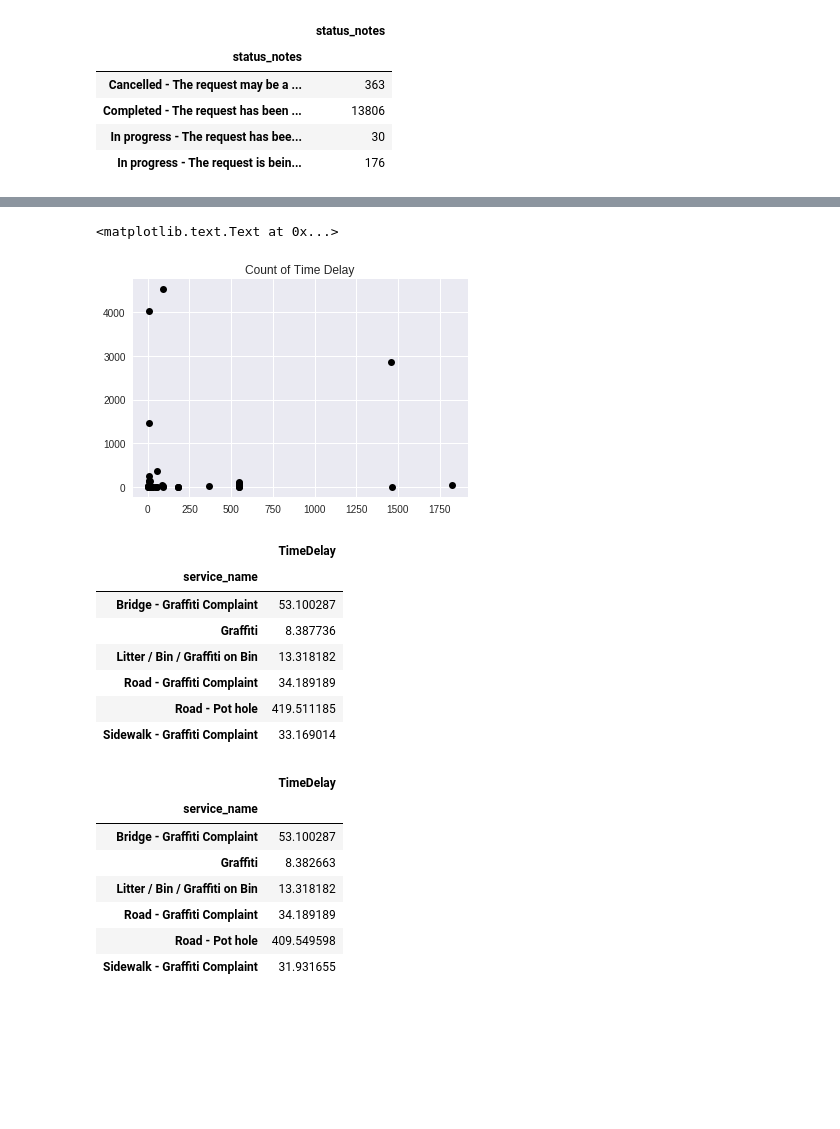
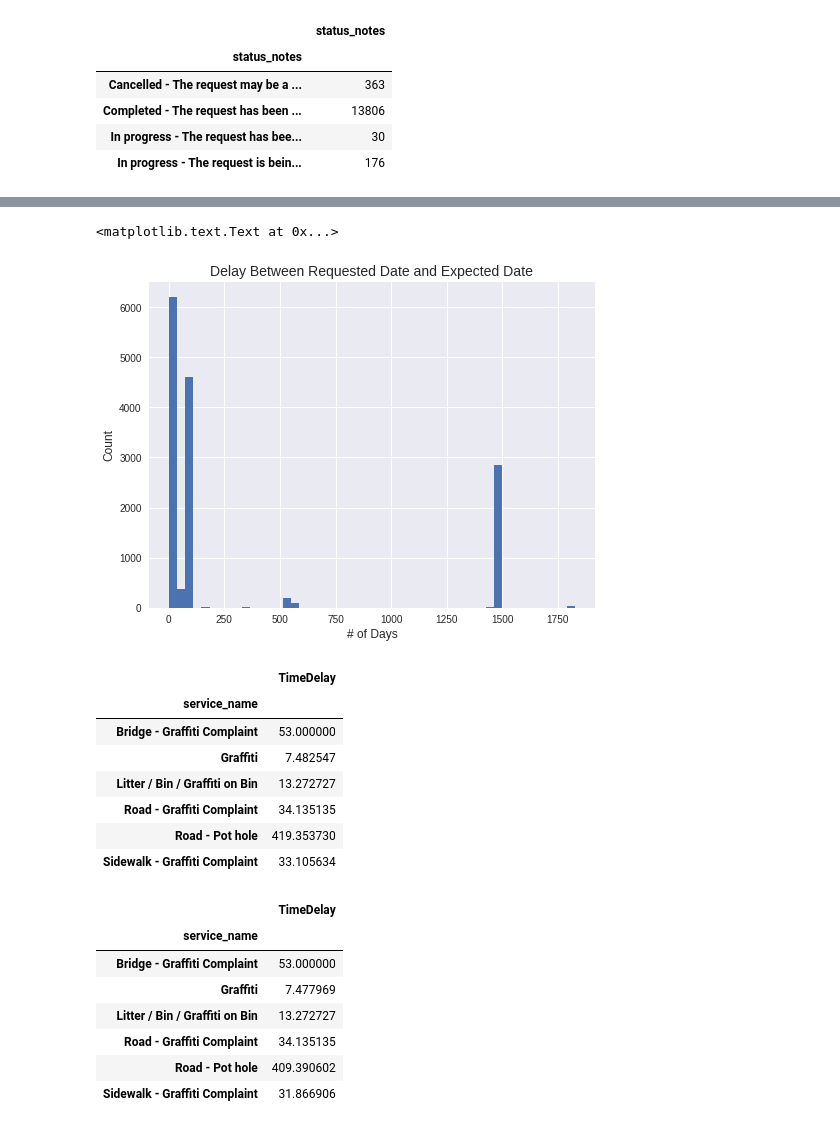
Before and after one commit to zoubinirani/311-service-request, a Jupyter notebook: draftNotebook.ipynb, the cells around one changed output, grey strips where cells are left out. Drawn from its saved outputs; the diff is of its cells as text; code cells hidden in the pictures; blank space fills up the shorter version.

Commit message:
cleaned up histograms

```diff
--- a/draftNotebook.ipynb
+++ b/draftNotebook.ipynb
@@ -41,9 +43,9 @@ requestsDataFrame = pd.read_pickle("rawData.pkl")
 requestsDataFrame.reset_index(inplace = True)
 requestsDataFrame.drop(['index'], axis = 1, inplace = True)
 # %%
-requestsDataFrame.requested_datetime = pd.to_datetime(requestsDataFrame.requested_datetime).dt.date
-requestsDataFrame.expected_datetime = pd.to_datetime(requestsDataFrame.expected_datetime).dt.date
-requestsDataFrame.updated_datetime = pd.to_datetime(requestsDataFrame.updated_datetime).dt.date
+requestsDataFrame.requested_datetime = pd.to_datetime(requestsDataFrame.requested_datetime)
+requestsDataFrame.expected_datetime = pd.to_datetime(requestsDataFrame.expected_datetime)
+requestsDataFrame.updated_datetime = pd.to_datetime(requestsDataFrame.updated_datetime)
 # %%
 #remove duplicate service_request_id's -> take latest updated datetime
 rows = requestsDataFrame.groupby("service_request_id")['updated_datetime'].transform(max) == requestsDataFrame['updated_datetime']
@@ -130,39 +121,40 @@ ax.set_title('Count of Updated Date')
 # %%
 #Count of Time Delay In Days (expected time vs. requestedtime)
 requestsDataFrame['TimeDelay'] = requestsDataFrame['expected_datetime']-requestsDataFrame['requested_datetime']
 requestsDataFrame['TimeDelay'] = requestsDataFrame['TimeDelay'].dt.days
-TimeDelay = pd.DataFrame(requestsDataFrame.groupby(['TimeDelay'])['TimeDelay'].agg(len))
 
-fig, ax = plt.subplots()
-ax.plot(TimeDelay['TimeDelay'].index, TimeDelay['TimeDelay'].values,'o', color='black')
-ax.set_title('Count of Time Delay')
+fig, ax = plt.subplots(figsize=(8, 6))
+plt.hist(requestsDataFrame['TimeDelay'].values, bins = 50)
+ax.set_title("Delay Between Requested Date and Expected Date", fontsize = 14)
+ax.set_xlabel("# of Days", fontsize = 12)
+ax.set_ylabel("Count", fontsize = 12)
 # %% [output]
 <matplotlib.text.Text at 0x...>
-[figure, old version]
+[figure, new version]
 # %%
 #Expected Number of Days To Complete
 pd.DataFrame(requestsDataFrame.groupby('service_name')['TimeDelay'].agg("mean"))
 # %% [output]
 |  | TimeDelay |
 | service_name |  |
-| Bridge - Graffiti Complaint | 53.100287 |
-| Graffiti | 8.387736 |
-| Litter / Bin / Graffiti on Bin | 13.318182 |
-| Road - Graffiti Complaint | 34.189189 |
-| Road - Pot hole | 419.511185 |
-| Sidewalk - Graffiti Complaint | 33.169014 |
+| Bridge - Graffiti Complaint | 53.000000 |
+| Graffiti | 7.482547 |
+| Litter / Bin / Graffiti on Bin | 13.272727 |
+| Road - Graffiti Complaint | 34.135135 |
+| Road - Pot hole | 419.353730 |
+| Sidewalk - Graffiti Complaint | 33.105634 |
 # %%
 #Expected Number of Days To Complete (Closed Only)
 pd.DataFrame(requestsDataFrame[requestsDataFrame["status"] == "closed"].groupby('service_name')['TimeDelay'].agg("mean"))
 # %% [output]
 |  | TimeDelay |
 | service_name |  |
-| Bridge - Graffiti Complaint | 53.100287 |
-| Graffiti | 8.382663 |
-| Litter / Bin / Graffiti on Bin | 13.318182 |
-| Road - Graffiti Complaint | 34.189189 |
-| Road - Pot hole | 409.549598 |
-| Sidewalk - Graffiti Complaint | 31.931655 |
+| Bridge - Graffiti Complaint | 53.000000 |
+| Graffiti | 7.477969 |
+| Litter / Bin / Graffiti on Bin | 13.272727 |
+| Road - Graffiti Complaint | 34.135135 |
+| Road - Pot hole | 409.390602 |
+| Sidewalk - Graffiti Complaint | 31.866906 |
 # %%
 #Expected Number of Days To Complete (Open Only)
 pd.DataFrame(requestsDataFrame[requestsDataFrame["status"] == "open"].groupby('service_name')['TimeDelay'].agg("mean"))
```
Also changed, not shown: parts of 13 cells of this notebook.
